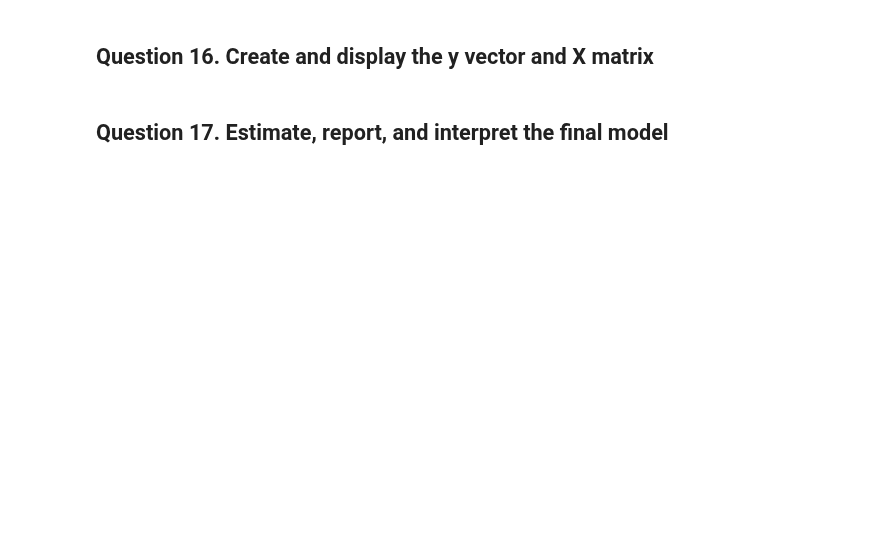
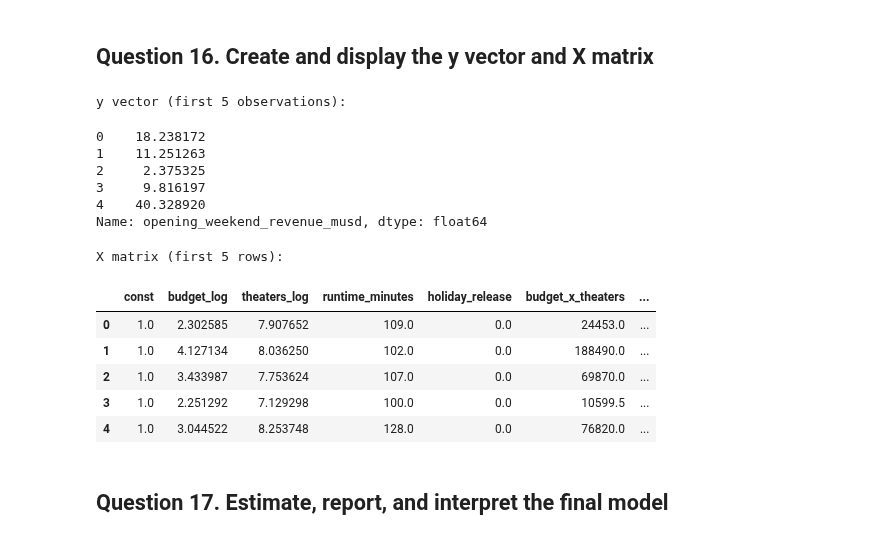
Before and after one commit to yaowang2026-cloud/Movie-Prediction, a Jupyter notebook: MGSC661_Movie_Regression_Homework_hints (3).ipynb, the cells around one changed output. Drawn from its saved outputs; the diff is of its cells as text; code cells hidden in the pictures; blank space fills up the shorter version.

```diff
--- a/MGSC661_Movie_Regression_Homework_hints (3).ipynb
+++ b/MGSC661_Movie_Regression_Homework_hints (3).ipynb
@@ -435,4 +536,26 @@ The leverage thresholds are 0.0226 for 2p/n and 0.0339 for 3p/n. There are 30 ob
 # %% [markdown]
 ## Question 16. Create and display the y vector and X matrix
+# %%
+# Question 16. Create and display the y vector and X matrix
+print("y vector (first 5 observations):")
+display(y_final.head())
+
+print("X matrix (first 5 rows):")
+display(X_final.head())
+# %% [output]
+y vector (first 5 observations):
+0    18.238172
+1    11.251263
+2     2.375325
+3     9.816197
+4    40.328920
+Name: opening_weekend_revenue_musd, dtype: float64
+X matrix (first 5 rows):
+|  | const | budget_log | theaters_log | runtime_minutes | holiday_release | budget_x_theaters | ... |
+| 0 | 1.0 | 2.302585 | 7.907652 | 109.0 | 0.0 | 24453.0 | ... |
+| 1 | 1.0 | 4.127134 | 8.036250 | 102.0 | 0.0 | 188490.0 | ... |
+| 2 | 1.0 | 3.433987 | 7.753624 | 107.0 | 0.0 | 69870.0 | ... |
+| 3 | 1.0 | 2.251292 | 7.129298 | 100.0 | 0.0 | 10599.5 | ... |
+| 4 | 1.0 | 3.044522 | 8.253748 | 128.0 | 0.0 | 76820.0 | ... |
 # %% [markdown]
 ## Question 17. Estimate, report, and interpret the final model
```
Also changed, not shown: parts of 7 cells of this notebook, 1 other file.
